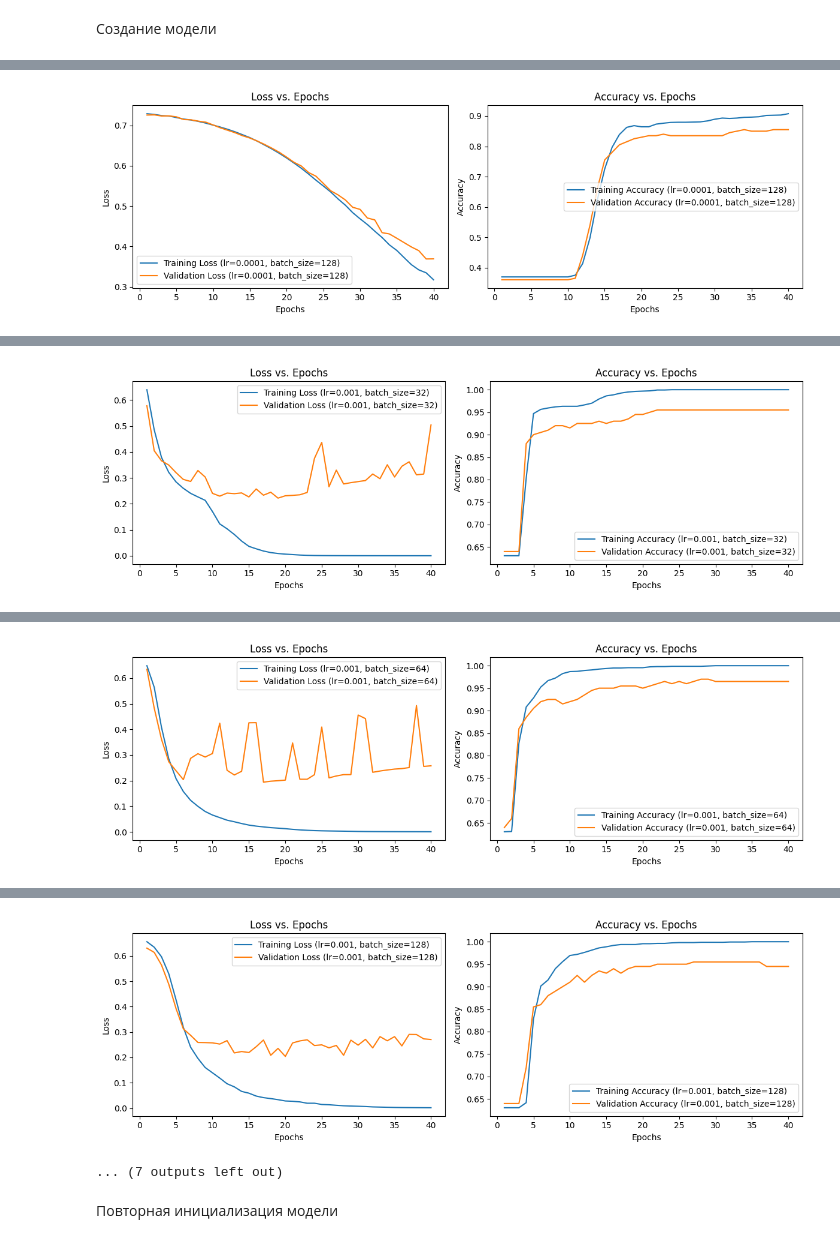
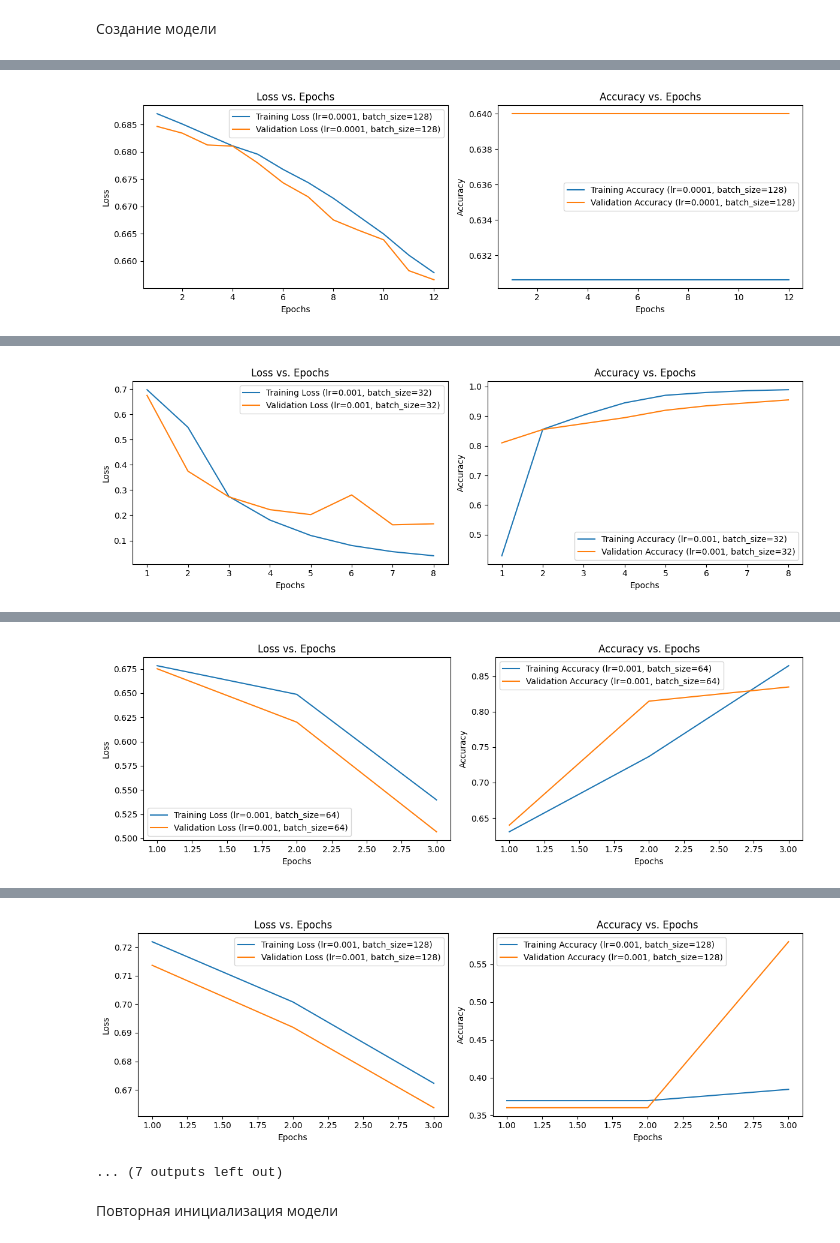
Before and after one commit to mnasonovy/Application_Programming_Labs, a Jupyter notebook: Lab5/main.ipynb, the cells around one changed output, grey strips where cells are left out. Saved outputs shown, nothing was run; the diff lists cells and outputs as text; code cells hidden in the pictures.

```diff
--- a/Lab5/main.ipynb
+++ b/Lab5/main.ipynb
@@ -200,7 +200,7 @@ test_dataset = TensorDataset(x_test, y_test)
 # %%
 learning_rates = [0.0001, 0.001, 0.01]
 batch_sizes = [32, 64, 128]
-epochs = 40
+epochs = [10, 8, 12, 8, 3, 3, 2, 3, 3]
 loss_values = []
 models = []
 # %% [markdown]
@@ -210,7 +210,10 @@ model = Model()
 # %%
 for lr in learning_rates:
     for batch_size in batch_sizes:
-        model=Model()
+        # Pop an epoch value from the list for each model
+        model_epochs = epochs.pop(0)
+
+        model = Model()
         criterion = nn.CrossEntropyLoss()
         optimizer = optim.Adam(model.parameters(), lr=lr)
 
@@ -218,15 +221,13 @@ for lr in learning_rates:
         valid_loader = DataLoader(valid_dataset, batch_size=batch_size, shuffle=True)
         test_loader = DataLoader(test_dataset, batch_size=batch_size, shuffle=False)
 
-        # Training loop
         train_losses = []
         valid_losses = []
         train_accuracy = []
         valid_accuracy = []
 
-        for epoch in range(epochs):
+        for epoch in range(model_epochs):
             model.train()
-
             running_loss = 0.0
             correct_train = 0
             total_train = 0
@@ -239,7 +240,6 @@ for lr in learning_rates:
                 optimizer.step()
 
                 running_loss += loss.item()
-
                 _, predicted = torch.max(outputs, 1)
                 total_train += labels.size(0)
                 correct_train += (predicted == labels).sum().item()
@@ -247,9 +247,7 @@ for lr in learning_rates:
             train_losses.append(running_loss / len(train_loader))
             train_accuracy.append(correct_train / total_train)
 
-            # Validation
             model.eval()
-
             running_loss = 0.0
             correct_valid = 0
             total_valid = 0
@@ -259,7 +257,6 @@ for lr in learning_rates:
                     outputs = model(inputs)
                     loss = criterion(outputs, labels)
                     running_loss += loss.item()
-
                     _, predicted = torch.max(outputs, 1)
                     total_valid += labels.size(0)
                     correct_valid += (predicted == labels).sum().item()
@@ -267,25 +264,26 @@ for lr in learning_rates:
                 valid_losses.append(running_loss / len(valid_loader))
                 valid_accuracy.append(correct_valid / total_valid)
 
-                print(f'Epoch {epoch + 1}/{epochs}, '
+                print(f'Epoch {epoch + 1}/{model_epochs}, '
                       f'Training Loss: {train_losses[-1]:.4f}, Training Accuracy: {train_accuracy[-1]:.4f}, '
                       f'Validation Loss: {valid_losses[-1]:.4f}, Validation Accuracy: {valid_accuracy[-1]:.4f}')
                 models.append(model)
+
 
         # Visualization
         plt.figure(figsize=(12, 4))
 
         plt.subplot(1, 2, 1)
-        plt.plot(range(1, epochs + 1), train_losses, label=f'Training Loss (lr={lr}, batch_size={batch_size})')
-        plt.plot(range(1, epochs + 1), valid_losses, label=f'Validation Loss (lr={lr}, batch_size={batch_size})')
+        plt.plot(range(1, model_epochs + 1), train_losses, label=f'Training Loss (lr={lr}, batch_size={batch_size})')
+        plt.plot(range(1, model_epochs + 1), valid_losses, label=f'Validation Loss (lr={lr}, batch_size={batch_size})')
         plt.legend()
         plt.xlabel('Epochs')
         plt.ylabel('Loss')
         plt.title('Loss vs. Epochs')
 
         plt.subplot(1, 2, 2)
-        plt.plot(range(1, epochs + 1), train_accuracy, label=f'Training Accuracy (lr={lr}, batch_size={batch_size})')
-        plt.plot(range(1, epochs + 1), valid_accuracy, label=f'Validation Accuracy (lr={lr}, batch_size={batch_size})')
+        plt.plot(range(1, model_epochs + 1), train_accuracy, label=f'Training Accuracy (lr={lr}, batch_size={batch_size})')
+        plt.plot(range(1, model_epochs + 1), valid_accuracy, label=f'Validation Accuracy (lr={lr}, batch_size={batch_size})')
         plt.legend()
         plt.xlabel('Epochs')
         plt.ylabel('Accuracy')
@@ -295,13 +293,14 @@ for lr in learning_rates:
         plt.show()
 
 # Evaluate model on the test set
-model.eval()
+final_model = models[-1]
+final_model.eval()
 test_correct = 0
 test_total = 0
 
 with torch.no_grad():
     for inputs, labels in test_loader:
-        outputs = model(inputs)
+        outputs = final_model(inputs)
         _, predicted = torch.max(outputs, 1)
         test_total += labels.size(0)
         test_correct += (predicted == labels).sum().item()
@@ -365 +343 @@ Epoch 40/40, Training Loss: 0.3173, Training Accuracy: 0.9075, Validation Loss:
-[figure, old version]
+[figure, new version]
@@ -383 +352 @@ Epoch 40/40, Training Loss: 0.0001, Training Accuracy: 1.0000, Validation Loss:
-[figure, old version]
+[figure, new version]
@@ -401 +356 @@ Epoch 40/40, Training Loss: 0.0005, Training Accuracy: 1.0000, Validation Loss:
-[figure, old version]
+[figure, new version]
@@ -419,4 +360,4 @@ Epoch 40/40, Training Loss: 0.0015, Training Accuracy: 1.0000, Validation Loss:
-[figure, old version]
+[figure, new version]
 ... (7 outputs left out)
 # %% [markdown]
 Повторная инициализация модели
```
Also changed, not shown: parts of 1 cell of this notebook.
